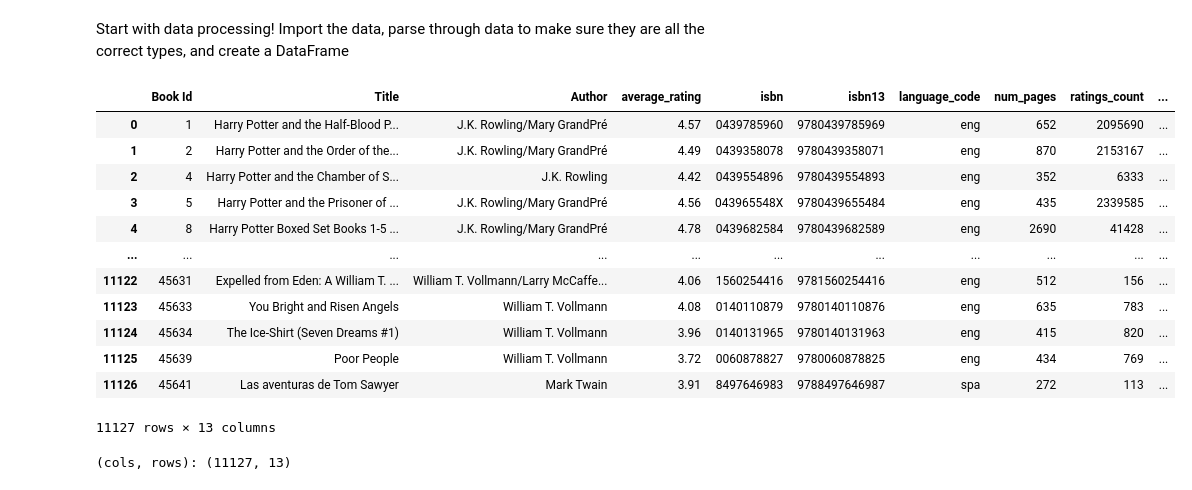
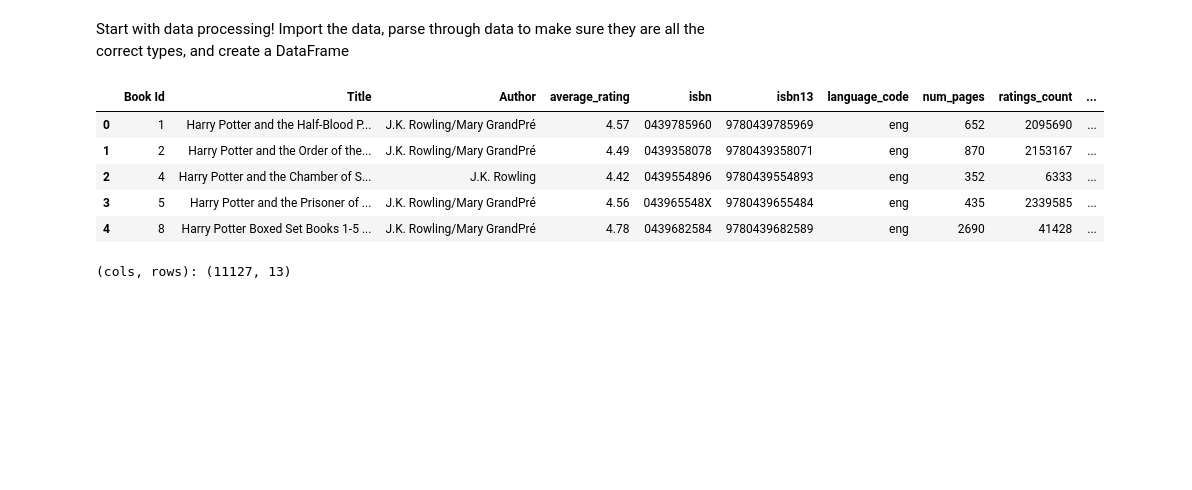
Before and after one commit to amaliped/cmsc320-group-project, a Jupyter notebook: checkpoint2.ipynb, the cells around one changed output. Cells and saved outputs as stored; diff of their text form; code cells hidden in the pictures; blank space fills up the shorter version.

```diff
--- a/checkpoint2.ipynb
+++ b/checkpoint2.ipynb
@@ -9,23 +9,16 @@ Start with data processing! Import the data, parse through data to make sure the
 # %%
 # Download latest version
 file = kagglehub.dataset_download("middlelight/goodreadsbookswithgenres")
 
 df = pd.read_csv('./goodreadsbookswithgenres/Goodreads_books_with_genres.csv')
-df
+df.head()
 # %% [output]
 |  | Book Id | Title | Author | average_rating | isbn | isbn13 | language_code | num_pages | ratings_count | ... |
 | 0 | 1 | Harry Potter and the Half-Blood P... | J.K. Rowling/Mary GrandPré | 4.57 | 0439785960 | 9780439785969 | eng | 652 | 2095690 | ... |
 | 1 | 2 | Harry Potter and the Order of the... | J.K. Rowling/Mary GrandPré | 4.49 | 0439358078 | 9780439358071 | eng | 870 | 2153167 | ... |
 | 2 | 4 | Harry Potter and the Chamber of S... | J.K. Rowling | 4.42 | 0439554896 | 9780439554893 | eng | 352 | 6333 | ... |
 | 3 | 5 | Harry Potter and the Prisoner of ... | J.K. Rowling/Mary GrandPré | 4.56 | 043965548X | 9780439655484 | eng | 435 | 2339585 | ... |
 | 4 | 8 | Harry Potter Boxed Set Books 1-5 ... | J.K. Rowling/Mary GrandPré | 4.78 | 0439682584 | 9780439682589 | eng | 2690 | 41428 | ... |
-| ... | ... | ... | ... | ... | ... | ... | ... | ... | ... | ... |
-| 11122 | 45631 | Expelled from Eden: A William T. ... | William T. Vollmann/Larry McCaffe... | 4.06 | 1560254416 | 9781560254416 | eng | 512 | 156 | ... |
-| 11123 | 45633 | You Bright and Risen Angels | William T. Vollmann | 4.08 | 0140110879 | 9780140110876 | eng | 635 | 783 | ... |
-| 11124 | 45634 | The Ice-Shirt (Seven Dreams #1) | William T. Vollmann | 3.96 | 0140131965 | 9780140131963 | eng | 415 | 820 | ... |
-| 11125 | 45639 | Poor People | William T. Vollmann | 3.72 | 0060878827 | 9780060878825 | eng | 434 | 769 | ... |
-| 11126 | 45641 | Las aventuras de Tom Sawyer | Mark Twain | 3.91 | 8497646983 | 9788497646987 | spa | 272 | 113 | ... |
-11127 rows × 13 columns
 # %%
 print("(cols, rows):", df.shape)
 df.dtypes
```
Also changed, not shown: parts of 13 cells of this notebook.
